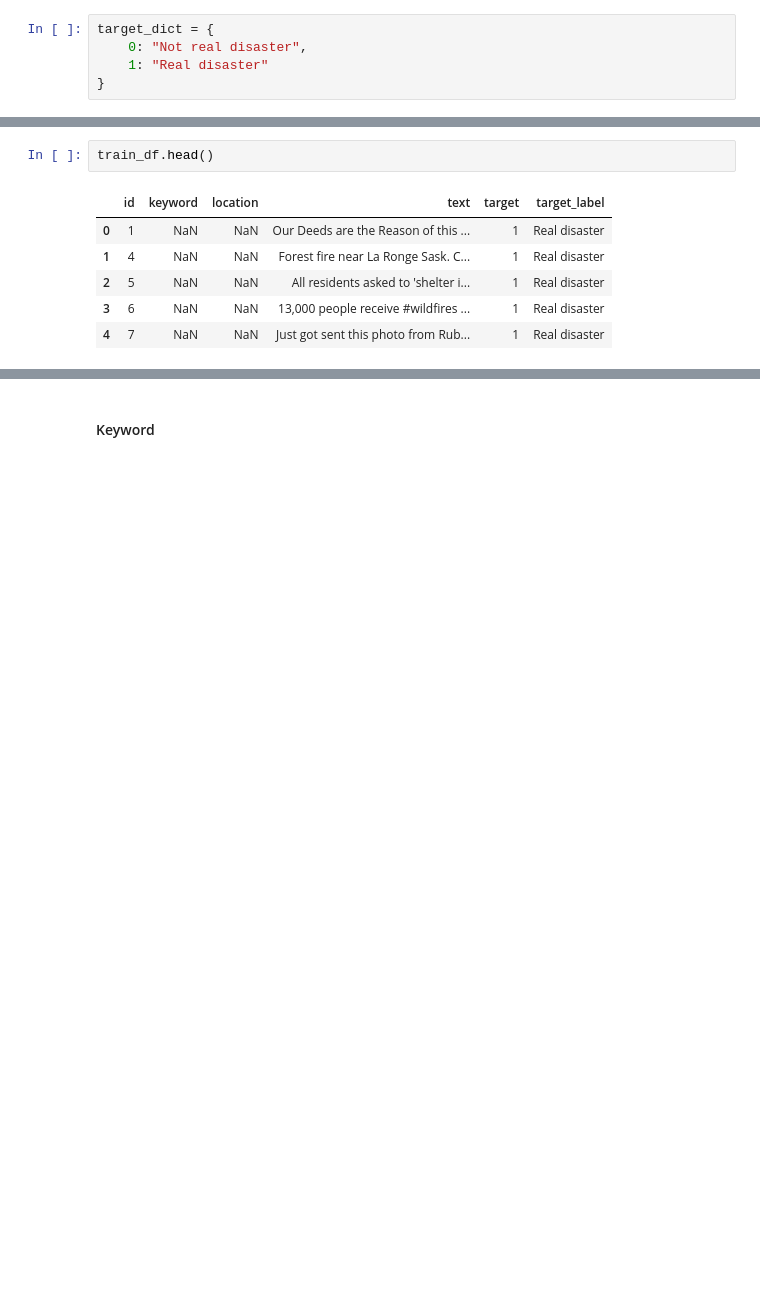
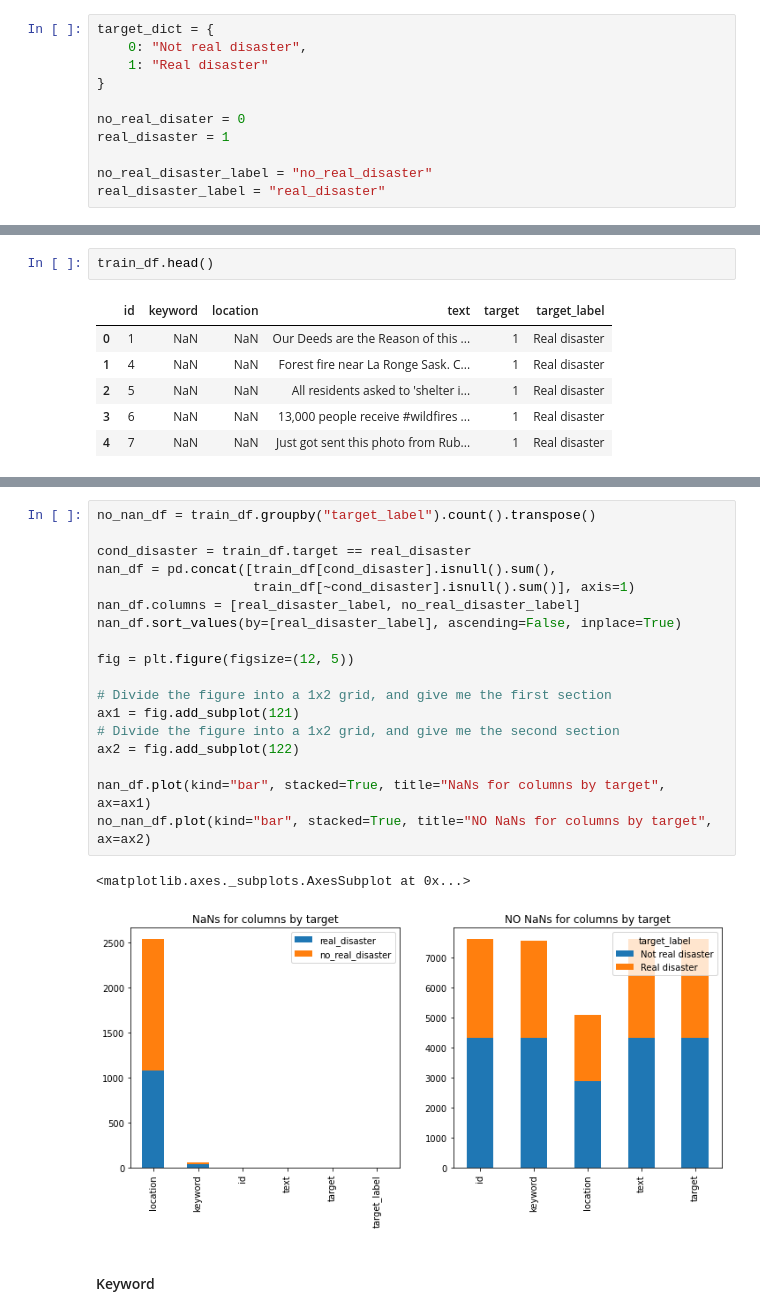
Before and after one commit to casals90/nlp_with_disaster_tweets, a Jupyter notebook: NLP_twitter.ipynb, the cells around one changed output, grey strips where cells are left out. Drawn from its saved outputs; the diff is of its cells as text; blank space fills up the shorter version.

```diff
--- a/NLP_twitter.ipynb
+++ b/NLP_twitter.ipynb
@@ -11,6 +9,12 @@ target_dict = {
     0: "Not real disaster",
     1: "Real disaster"
 }
+
+no_real_disater = 0
+real_disaster = 1
+
+no_real_disaster_label = "no_real_disaster"
+real_disaster_label = "real_disaster"
 # %% [markdown]
 ### Data folders
 # %%
@@ -59,3 +75,24 @@ train_df.head()
+# %%
+no_nan_df = train_df.groupby("target_label").count().transpose()
+
+cond_disaster = train_df.target == real_disaster
+nan_df = pd.concat([train_df[cond_disaster].isnull().sum(),
+                    train_df[~cond_disaster].isnull().sum()], axis=1)
+nan_df.columns = [real_disaster_label, no_real_disaster_label]
+nan_df.sort_values(by=[real_disaster_label], ascending=False, inplace=True)
+
+fig = plt.figure(figsize=(12, 5))
+
+# Divide the figure into a 1x2 grid, and give me the first section
+ax1 = fig.add_subplot(121)
+# Divide the figure into a 1x2 grid, and give me the second section
+ax2 = fig.add_subplot(122)
+
+nan_df.plot(kind="bar", stacked=True, title="NaNs for columns by target", ax=ax1)
+no_nan_df.plot(kind="bar", stacked=True, title="NO NaNs for columns by target", ax=ax2)
+# %% [output]
+<matplotlib.axes._subplots.AxesSubplot at 0x...>
+[figure, added]
 # %% [markdown]
 #### Keyword
 # %%
```
Also changed, not shown: parts of 7 cells of this notebook.
